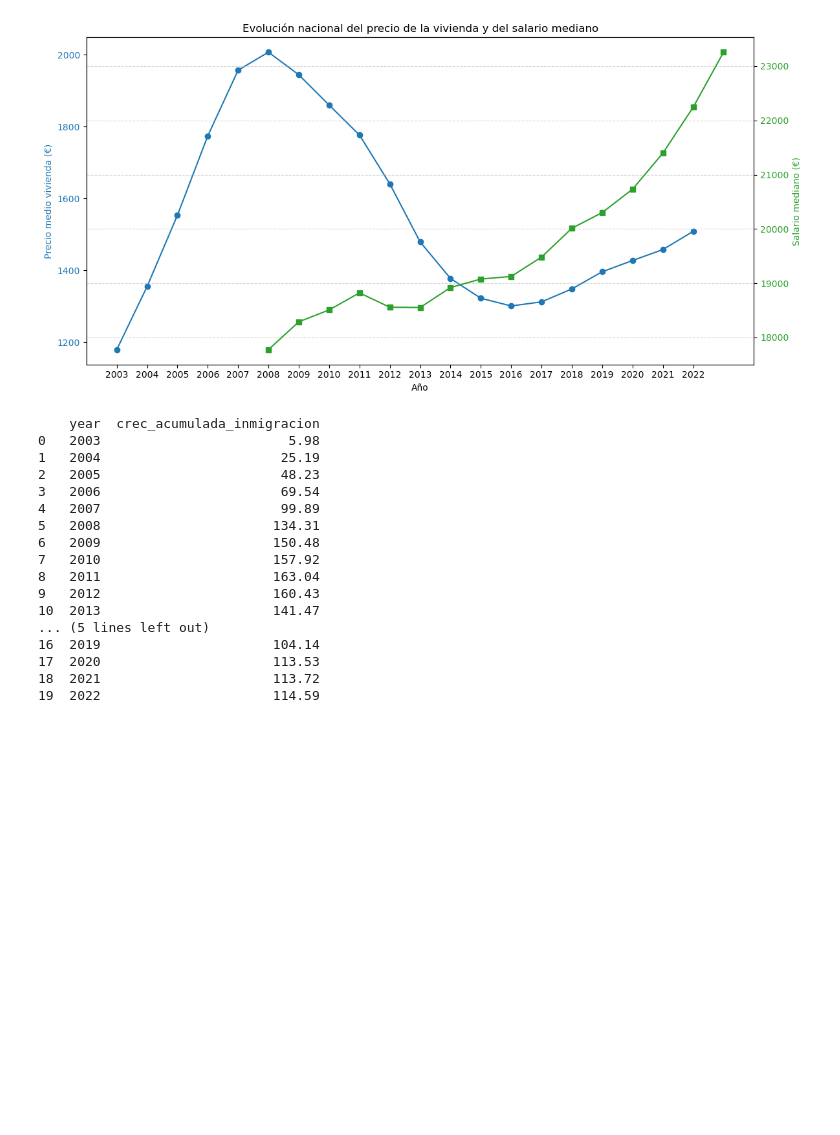
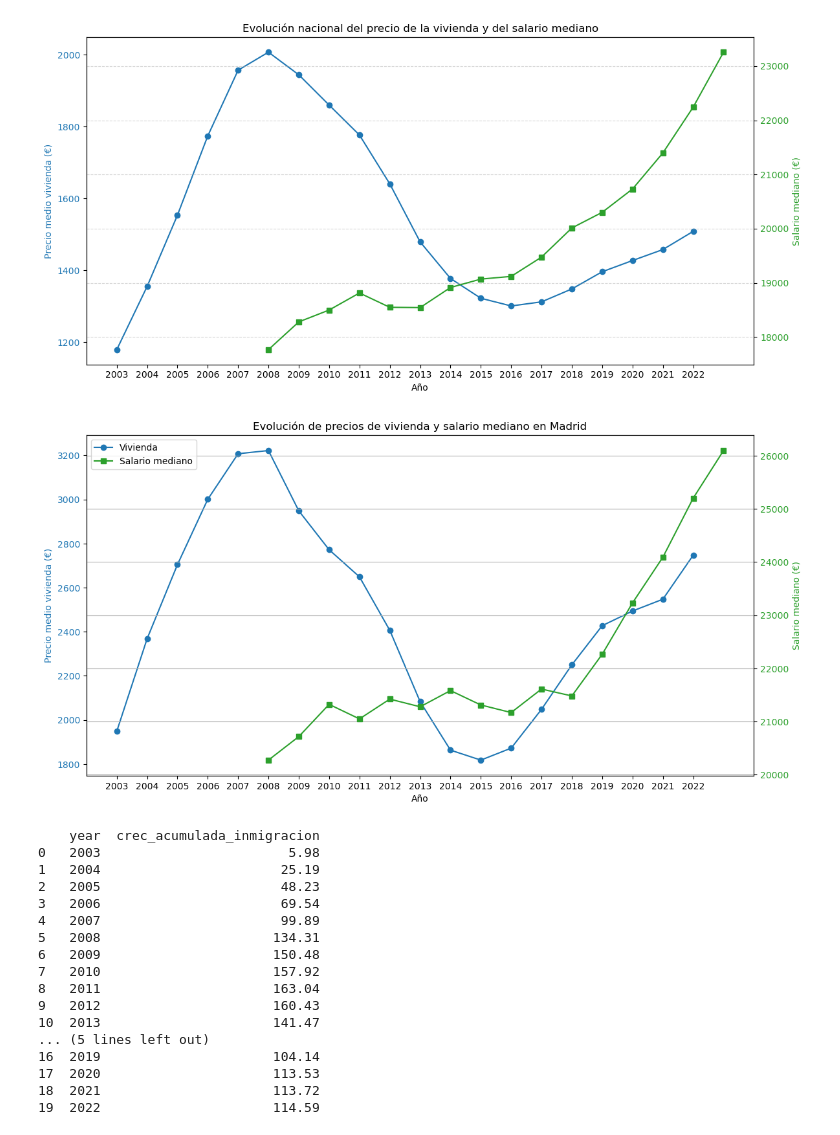
Before and after one commit to ignaciosabatell/Analisis-Precios-Vivienda, a Jupyter notebook: main.ipynb, the cells around one changed output. Saved outputs shown, nothing was run; the diff lists cells and outputs as text; code cells hidden in the pictures; blank space fills up the shorter version.

```diff
--- a/main.ipynb
+++ b/main.ipynb
@@ -670,6 +670,52 @@ plt.grid(True, linestyle='--', alpha=0.5)
 plt.show()
 # %% [output]
 [figure]
+# %%
+import matplotlib.pyplot as plt
+import numpy as np
+
+# Elegimos la comunidad
+comunidad = "Madrid"
+
+años = df_vivienda_anual["year"].astype(int).unique()
+
+# Gráfico combinado
+fig, ax1 = plt.subplots(figsize=(12,6))
+
+# Eje Y1: Vivienda
+color_precio = 'tab:blue'
+ax1.set_xlabel('Año')
+ax1.set_ylabel('Precio medio vivienda (€)', color=color_precio)
+ax1.plot(df_vivienda_anual["year"], df_vivienda_anual["precio"], marker='o', color=color_precio, label='Vivienda')
+ax1.tick_params(axis='y', labelcolor=color_precio)
+
+# Eje Y2: Salario
+ax2 = ax1.twinx()  # segundo eje y
+color_salario = 'tab:green'
+ax2.set_ylabel('Salario mediano (€)', color=color_salario)
+ax2.plot(df_salario_anual["year"], df_salario_anual["gross_income_euros"], marker='s', color=color_salario, label='Salario mediano')
+ax2.tick_params(axis='y', labelcolor=color_salario)
+
+# 💡 Modificación clave para mostrar solo años enteros:
+# 1. Establecer las ubicaciones de las marcas (ticks) en los años enteros
+ax1.set_xticks(años)
+
+# 2. Opcional: Asegurarse de que las etiquetas se muestren como strings de enteros si fuera necesario (aunque set_xticks con enteros suele ser suficiente)
+# ax1.set_xticklabels([str(int(a)) for a in años])
+
+# Títulos y Leyendas
+fig.tight_layout()
+plt.title(f'Evolución de precios de vivienda y salario mediano en {comunidad}')
+plt.grid(True)
+
+# Añadir leyendas al gráfico (opcional, para que se vean juntas)
+lines, labels = ax1.get_legend_handles_labels()
+lines2, labels2 = ax2.get_legend_handles_labels()
+ax2.legend(lines + lines2, labels + labels2, loc='upper left')
+
+plt.show()
+# %% [output]
+[figure, added]
 # %%
 # Ordenamos los datos por comunidad y año
 df_crecimiento = casas[['comunidad', 'year', 'num_inmigracion']].sort_values(['comunidad', 'year'])
```
Also changed, not shown: parts of 3 cells of this notebook, 1 other file.
